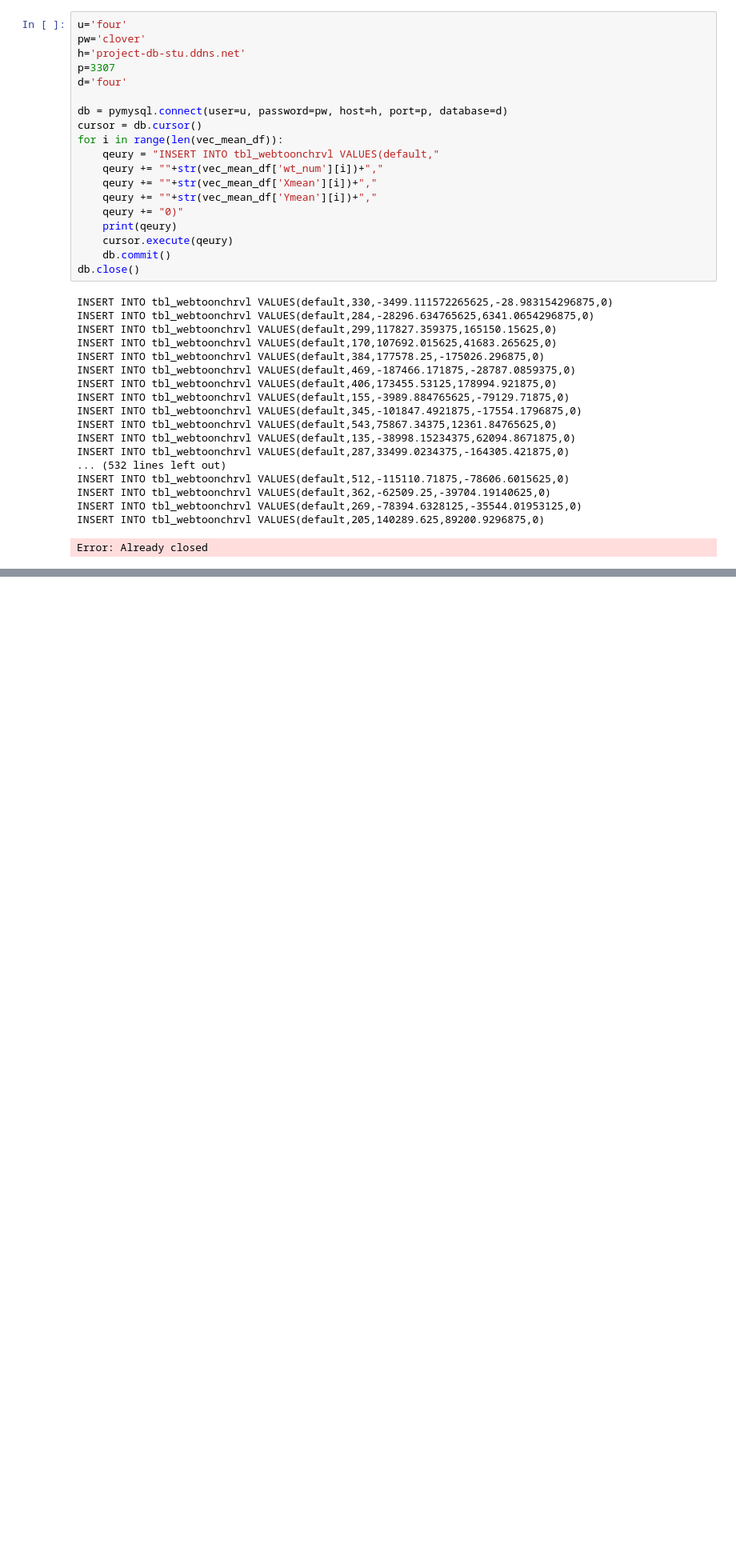
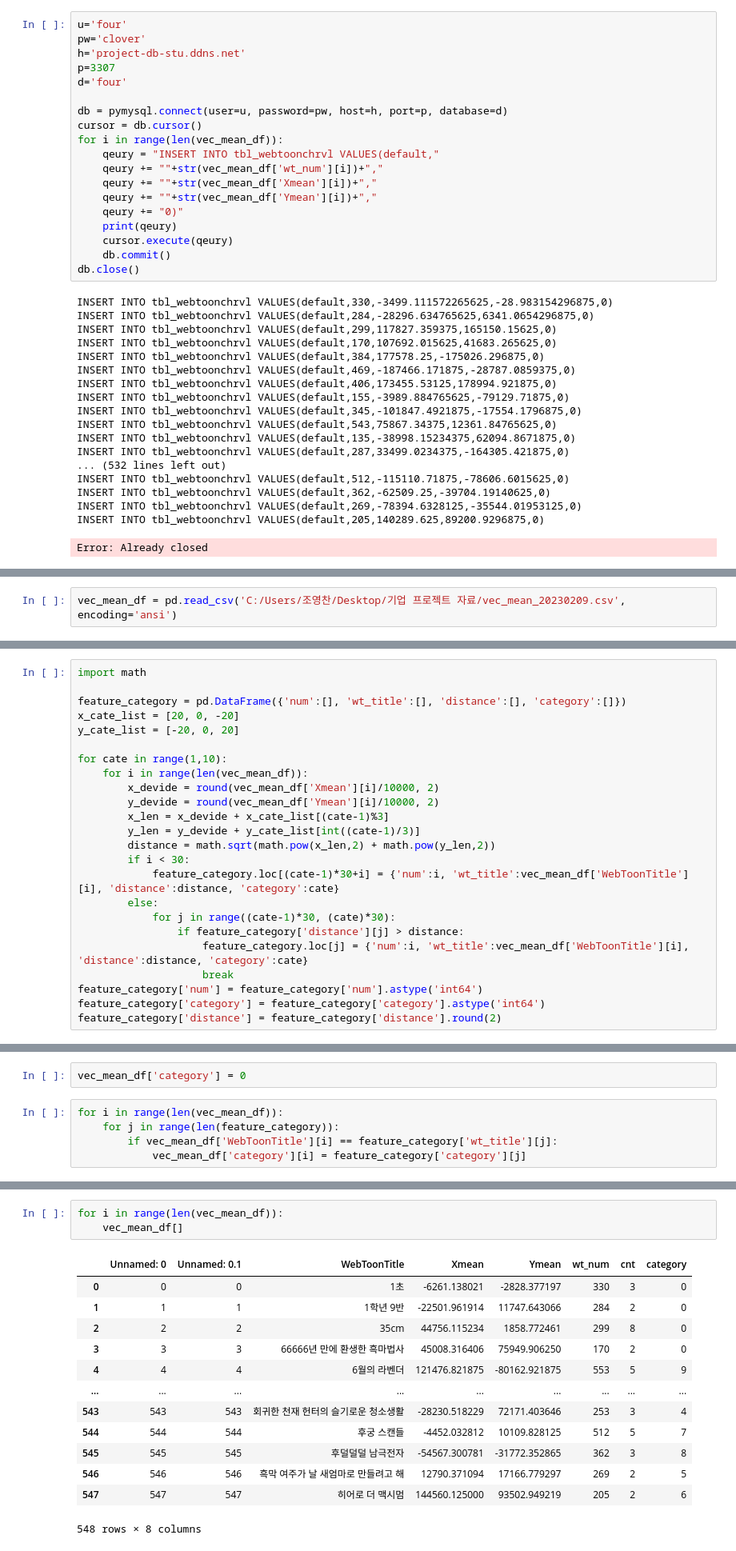
Before and after one commit to 2022-SMHRD-SW-DataDesign-1/four-leaf-clover, a Jupyter notebook: deep-learning/input_csv_to_db.ipynb, the cells around one changed output, grey strips where cells are left out. Shown: that part at 80% size. Saved outputs shown, nothing was run; the diff lists cells and outputs as text; blank space fills up the shorter version.

```diff
--- a/deep-learning/input_csv_to_db.ipynb
+++ b/deep-learning/input_csv_to_db.ipynb
@@ -473,0 +639,2 @@ Error: Already closed
+# %%
+vec_mean_df = pd.read_csv('C:/Users/조영찬/Desktop/기업 프로젝트 자료/vec_mean_20230209.csv', encoding='ansi')
@@ -473,0 +657,24 @@ Error: Already closed
+# %%
+import math
+
+feature_category = pd.DataFrame({'num':[], 'wt_title':[], 'distance':[], 'category':[]})
+x_cate_list = [20, 0, -20]
+y_cate_list = [-20, 0, 20]
+
+for cate in range(1,10):
+    for i in range(len(vec_mean_df)):
+        x_devide = round(vec_mean_df['Xmean'][i]/10000, 2)
+        y_devide = round(vec_mean_df['Ymean'][i]/10000, 2)
+        x_len = x_devide + x_cate_list[(cate-1)%3]
+        y_len = y_devide + y_cate_list[int((cate-1)/3)]
+        distance = math.sqrt(math.pow(x_len,2) + math.pow(y_len,2))
+        if i < 30:
+            feature_category.loc[(cate-1)*30+i] = {'num':i, 'wt_title':vec_mean_df['WebToonTitle'][i], 'distance':distance, 'category':cate}
+        else:
+            for j in range((cate-1)*30, (cate)*30):
+                if feature_category['distance'][j] > distance:
+                    feature_category.loc[j] = {'num':i, 'wt_title':vec_mean_df['WebToonTitle'][i], 'distance':distance, 'category':cate}
+                    break
+feature_category['num'] = feature_category['num'].astype('int64')
+feature_category['category'] = feature_category['category'].astype('int64')
+feature_category['distance'] = feature_category['distance'].round(2)
@@ -473,0 +697,7 @@ Error: Already closed
+# %%
+vec_mean_df['category'] = 0
+# %%
+for i in range(len(vec_mean_df)):
+    for j in range(len(feature_category)):
+        if vec_mean_df['WebToonTitle'][i] == feature_category['wt_title'][j]:
+            vec_mean_df['category'][i] = feature_category['category'][j]
@@ -473,0 +709,17 @@ Error: Already closed
+# %%
+for i in range(len(vec_mean_df)):
+    vec_mean_df[]
+# %% [output]
+|  | Unnamed: 0 | Unnamed: 0.1 | WebToonTitle | Xmean | Ymean | wt_num | cnt | category |
+| 0 | 0 | 0 | 1초 | -6261.138021 | -2828.377197 | 330 | 3 | 0 |
+| 1 | 1 | 1 | 1학년 9반 | -22501.961914 | 11747.643066 | 284 | 2 | 0 |
+| 2 | 2 | 2 | 35cm | 44756.115234 | 1858.772461 | 299 | 8 | 0 |
+| 3 | 3 | 3 | 66666년 만에 환생한 흑마법사 | 45008.316406 | 75949.906250 | 170 | 2 | 0 |
+| 4 | 4 | 4 | 6월의 라벤더 | 121476.821875 | -80162.921875 | 553 | 5 | 9 |
+| ... | ... | ... | ... | ... | ... | ... | ... | ... |
+| 543 | 543 | 543 | 회귀한 천재 헌터의 슬기로운 청소생활 | -28230.518229 | 72171.403646 | 253 | 3 | 4 |
+| 544 | 544 | 544 | 후궁 스캔들 | -4452.032812 | 10109.828125 | 512 | 5 | 7 |
+| 545 | 545 | 545 | 후덜덜덜 남극전자 | -54567.300781 | -31772.352865 | 362 | 3 | 8 |
+| 546 | 546 | 546 | 흑막 여주가 날 새엄마로 만들려고 해 | 12790.371094 | 17166.779297 | 269 | 2 | 5 |
+| 547 | 547 | 547 | 히어로 더 맥시멈 | 144560.125000 | 93502.949219 | 205 | 2 | 6 |
+548 rows × 8 columns
```
Also changed, not shown: parts of 26 cells of this notebook, 1 other file.
